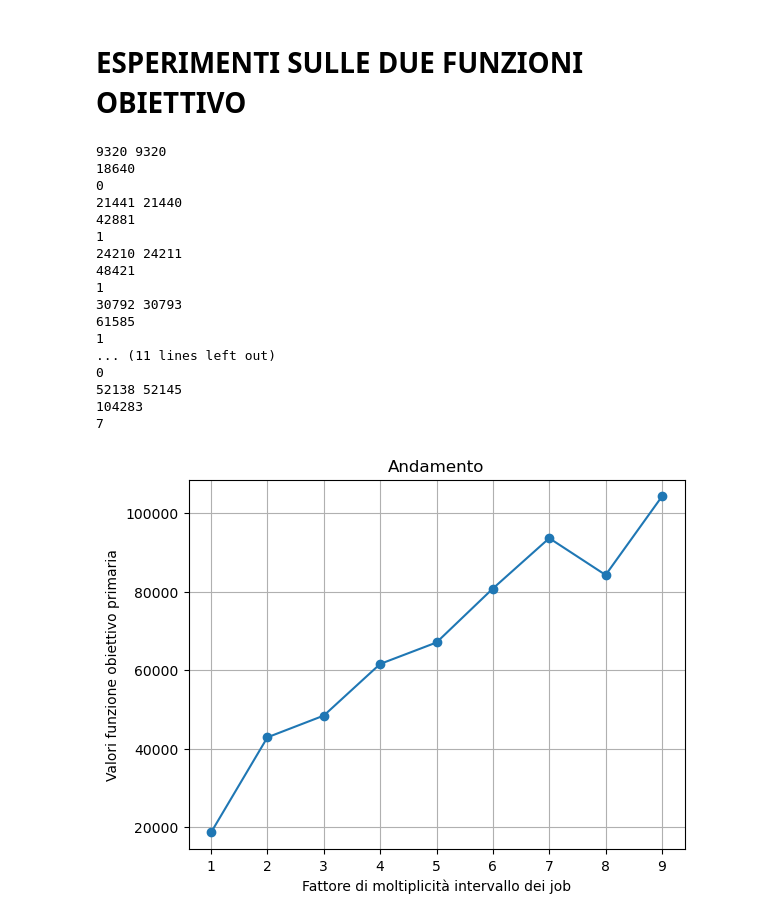
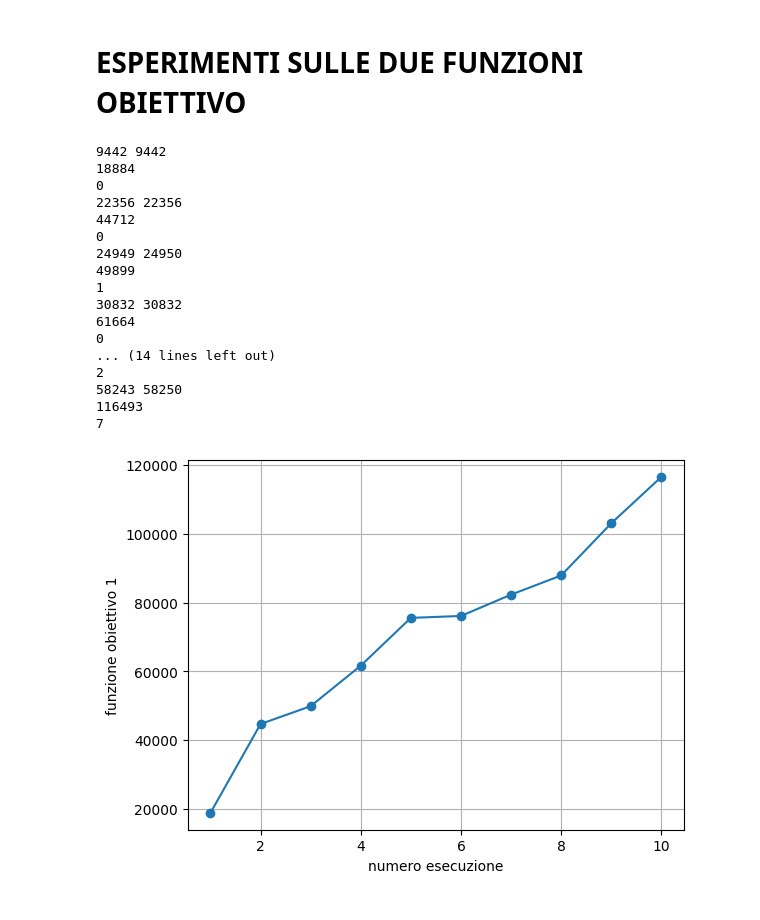
Before and after one commit to FabLetizia/Job-shop-scheduling, a Jupyter notebook: simulated_annealing.ipynb, the cells around one changed output. Drawn from its saved outputs; the diff is of its cells as text; code cells hidden in the pictures.

```diff
--- a/simulated_annealing.ipynb
+++ b/simulated_annealing.ipynb
@@ -530,7 +521,7 @@ def objective_functions(soluzione):
 # %%
 A = [('a{}'.format(i+1), random.randint(1, 10)) for i in range(50)]
 lista_function1,lista_function2 = list(), list()
-for j in range(1,10):
+for j in range(1,11):
     if(j ==1):
         B = [('b{}'.format(i+1), random.randint(1, 10*j)) for i in range(50)]
     else:
@@ -543,34 +534,34 @@ for j in range(1,10):
     lista_function1.append(function1)
     lista_function2.append(function2)
 # %% [output]
-9320 9320
-18640
+9442 9442
+18884
 0
-21441 21440
-42881
+22356 22356
+44712
+0
+24949 24950
+49899
 1
-24210 24211
-48421
-1
-30792 30793
-61585
-1
-... (11 lines left out)
+30832 30832
+61664
 0
-52138 52145
-104283
+... (14 lines left out)
+2
+58243 58250
+116493
 7
 # %%
-lista_iterazioni = [i for i in range(1, 10)]
+lista_iterazioni = [i for i in range(1, 11)]
 # Plot function1
 plt.plot(lista_iterazioni, lista_function1, marker='o')
-plt.xlabel('Fattore di moltiplicità intervallo dei job')
-plt.ylabel('Valori funzione obiettivo primaria')
-plt.title('Andamento')
+plt.xlabel('numero esecuzione')
+plt.ylabel('funzione obiettivo 1')
+plt.title('')
 plt.grid(True)
 plt.show()
 # %% [output]
-[figure, old version]
+[figure, new version]
 # %%
 # Plot function2
 plt.plot(lista_iterazioni, lista_function2, marker='o')
```
Also changed, not shown: parts of 7 cells of this notebook.
